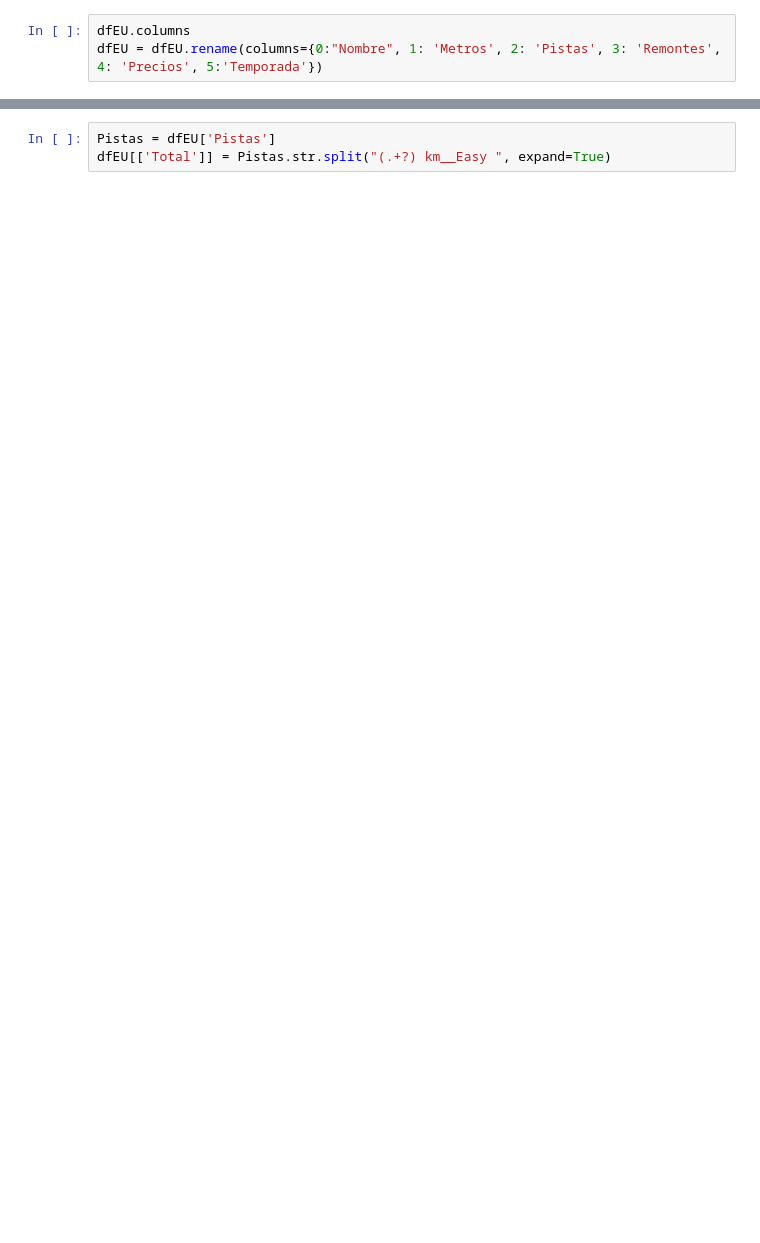
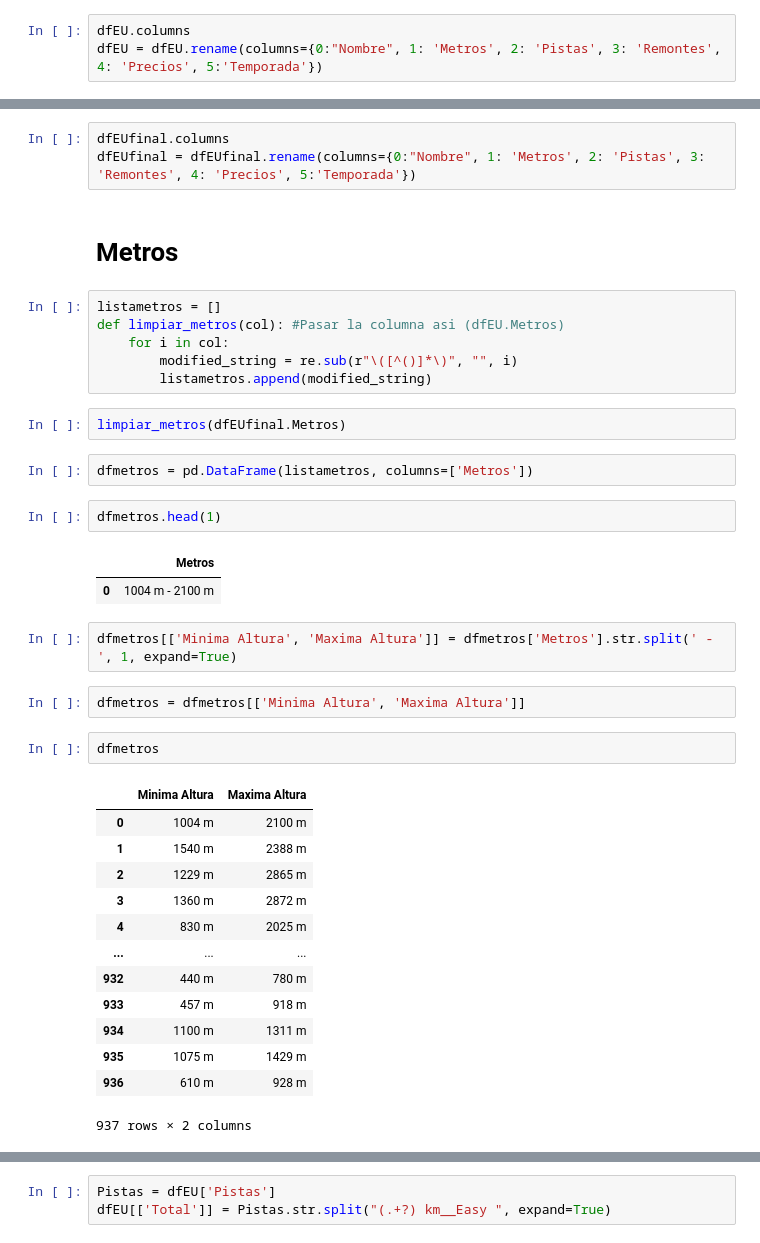
Before and after one commit to jaimecabanyes/GoRiding-, a Jupyter notebook: SCRAPEO.ipynb, the cells around one changed output, grey strips where cells are left out. Saved outputs shown, nothing was run; the diff lists cells and outputs as text; blank space fills up the shorter version.

```diff
--- a/SCRAPEO.ipynb
+++ b/SCRAPEO.ipynb
@@ -1617,0 +1499,40 @@ pistas_spliteadas = []
+# %%
+dfEUfinal.columns
+dfEUfinal = dfEUfinal.rename(columns={0:"Nombre", 1: 'Metros', 2: 'Pistas', 3: 'Remontes', 4: 'Precios', 5:'Temporada'})
+# %% [markdown]
+# Metros
+# %%
+listametros = []
+def limpiar_metros(col): #Pasar la columna asi (dfEU.Metros)
+    for i in col:
+        modified_string = re.sub(r"\([^()]*\)", "", i)
+        listametros.append(modified_string)
+# %%
+limpiar_metros(dfEUfinal.Metros)
+# %%
+dfmetros = pd.DataFrame(listametros, columns=['Metros'])
+# %%
+dfmetros.head(1)
+# %% [output]
+|  | Metros |
+| 0 | 1004 m - 2100 m |
+# %%
+dfmetros[['Minima Altura', 'Maxima Altura']] = dfmetros['Metros'].str.split(' - ', 1, expand=True)
+# %%
+dfmetros = dfmetros[['Minima Altura', 'Maxima Altura']]
+# %%
+dfmetros
+# %% [output]
+|  | Minima Altura | Maxima Altura |
+| 0 | 1004 m | 2100 m |
+| 1 | 1540 m | 2388 m |
+| 2 | 1229 m | 2865 m |
+| 3 | 1360 m | 2872 m |
+| 4 | 830 m | 2025 m |
+| ... | ... | ... |
+| 932 | 440 m | 780 m |
+| 933 | 457 m | 918 m |
+| 934 | 1100 m | 1311 m |
+| 935 | 1075 m | 1429 m |
+| 936 | 610 m | 928 m |
+937 rows × 2 columns
```
Also changed, not shown: parts of 47 cells of this notebook.
